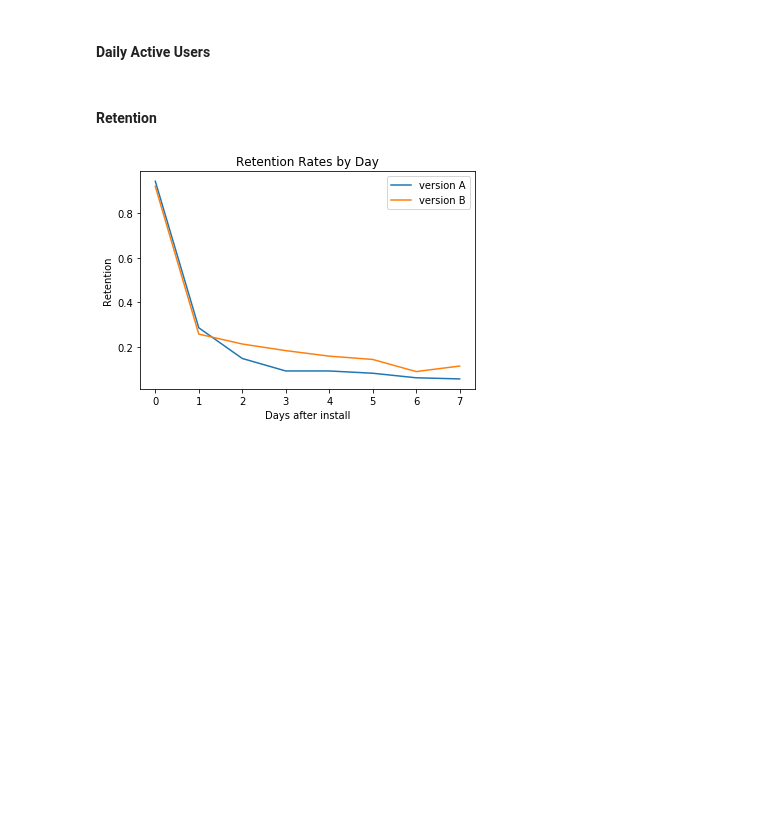
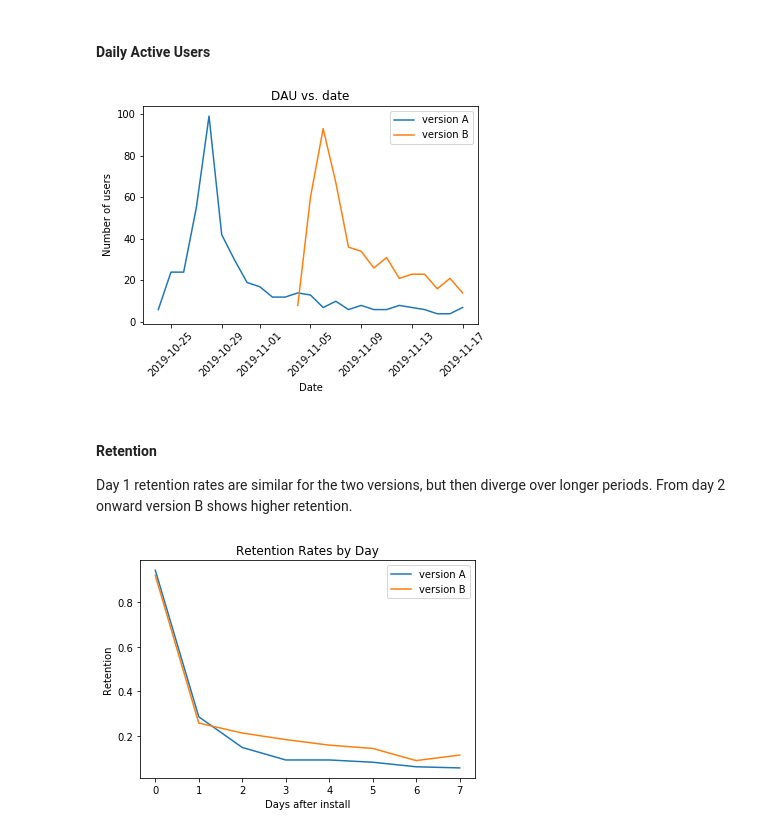
Before and after one commit to tke2101/game-analysis, a Jupyter notebook: Report.ipynb, the cells around one changed output. Drawn from its saved outputs; the diff is of its cells as text; code cells hidden in the pictures; blank space fills up the shorter version.

```diff
--- a/Report.ipynb
+++ b/Report.ipynb
@@ -97,8 +97,28 @@ Monetization was lower for version B, but the time period users played for was a
 ### KPIs
 # %% [markdown]
 #### Daily Active Users
-# %% [markdown]
-#### Retention
+# %%
+retention_version_A['dt'] = retention_version_A['timestamp'].apply(lambda x: datetime.date(x))
+retention_version_B['dt'] = retention_version_B['timestamp'].apply(lambda x: datetime.date(x))
+
+
+dau_A = retention_version_A.groupby('dt').user_id.nunique().reset_index(name='num_users')
+dau_B = retention_version_B.groupby('dt').user_id.nunique().reset_index(name='num_users')
+
+plt.plot(dau_A['dt'], dau_A['num_users'], label='version A')
+plt.plot(dau_B['dt'], dau_B['num_users'], label='version B')
+plt.legend()
+plt.xlabel('Date')
+plt.ylabel('Number of users')
+plt.title('DAU vs. date')
+plt.xticks(rotation=45)
+plt.show()
+# %% [output]
+[figure, added]
+# %% [markdown]
+#### Retention
+
+Day 1 retention rates are similar for the two versions, but then diverge over longer periods. From day 2 onward version B shows higher retention.
 # %%
 plt.plot(day_retention_A['day_number'][:8], day_retention_A['retention'][:8], label='version A')
 plt.plot(day_retention_B['day_number'][:8], day_retention_B['retention'][:8], label='version B')
```
Also changed, not shown: parts of 8 cells of this notebook.
